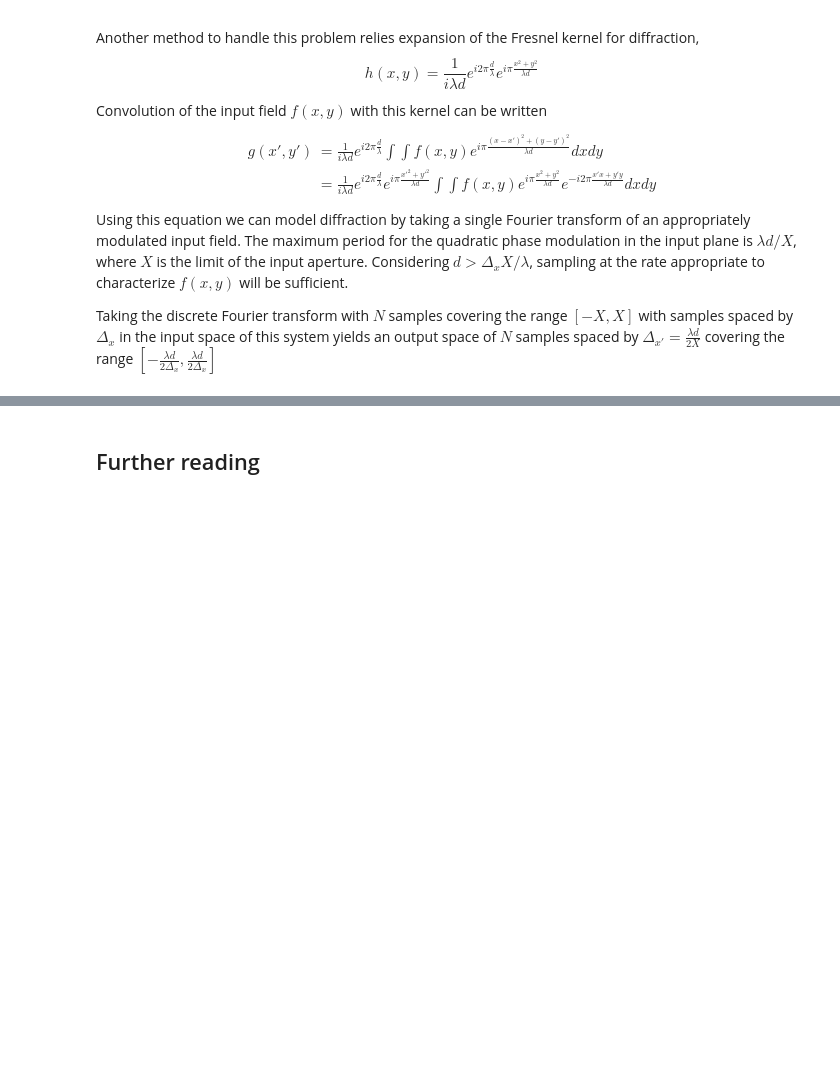
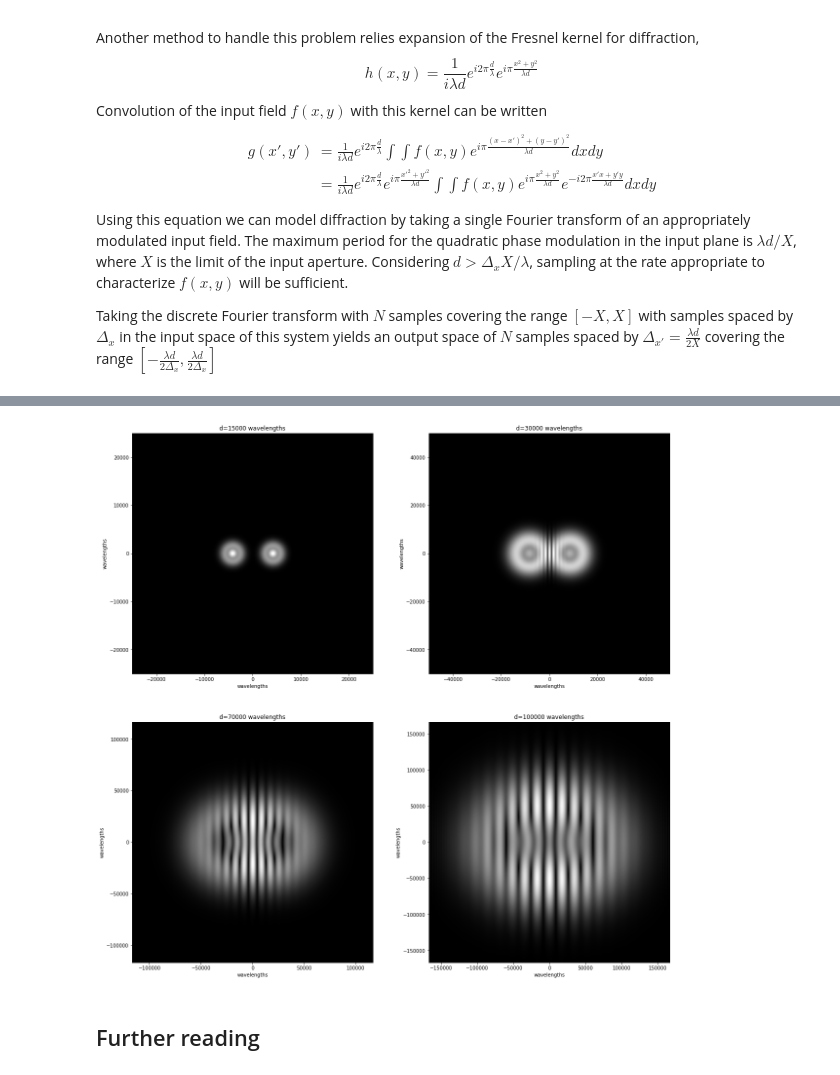
Before and after one commit to djbrady/CNNprocessing, a Jupyter notebook: waves/numericalDiffraction.ipynb, the cells around one changed output, grey strips where cells are left out. Saved outputs shown, nothing was run; the diff lists cells and outputs as text; code cells hidden in the pictures; blank space fills up the shorter version.

```diff
--- a/waves/numericalDiffraction.ipynb
+++ b/waves/numericalDiffraction.ipynb
@@ -207,0 +208,42 @@ Text(0, 0.5, 'wavelengths')
+# %%
+N=1024
+lam=.3
+xrange=N/(lam*2)
+xp=np.linspace(-xrange,xrange,N)
+x,y = np.meshgrid(xp,xp)
+f=np.cos(.05*np.pi*x)*(np.exp(-(x**2+y**2)/4000)-np.exp(-(x**2+y**2)/5000))
+plt.subplot(2,2,1)
+d=15000
+q=gFT(f,d,lam)
+xrange=d/(lam*2)
+plt.imshow(np.abs(q),extent=[-xrange,xrange,-xrange,xrange],cmap='gray')
+plt.xlabel('wavelengths')
+plt.ylabel('wavelengths')
+plt.title('d=%1.0f wavelengths' %d)
+plt.subplot(2,2,2)
+d=30000
+q=gFT(f,d,lam)
+xrange=d/(lam*2)
+plt.imshow(np.abs(q),extent=[-xrange,xrange,-xrange,xrange],cmap='gray')
+plt.xlabel('wavelengths')
+plt.ylabel('wavelengths')
+plt.title('d=%1.0f wavelengths' %d)
+plt.subplot(2,2,3)
+d=70000
+q=gFT(f,d,lam)
+xrange=d/(lam*2)
+plt.imshow(np.abs(q),extent=[-xrange,xrange,-xrange,xrange],cmap='gray')
+plt.xlabel('wavelengths')
+plt.ylabel('wavelengths')
+plt.title('d=%1.0f wavelengths' %d)
+plt.subplot(2,2,4)
+d=100000
+q=gFT(f,d,lam)
+xrange=d/(lam*2)
+plt.imshow(np.abs(q),extent=[-xrange,xrange,-xrange,xrange],cmap='gray')
+plt.xlabel('wavelengths')
+plt.ylabel('wavelengths')
+plt.title('d=%1.0f wavelengths' %d)
+plt.savefig('annulusFT.pdf')
+files.download('annulusFT.pdf')
+# %% [output]
@@ -208,3 +252,4 @@ Text(0, 0.5, 'wavelengths')
+[figure, added]
 # %% [markdown]
 ## Further reading
 # %% [markdown]
```
Also changed, not shown: parts of 4 cells of this notebook.
